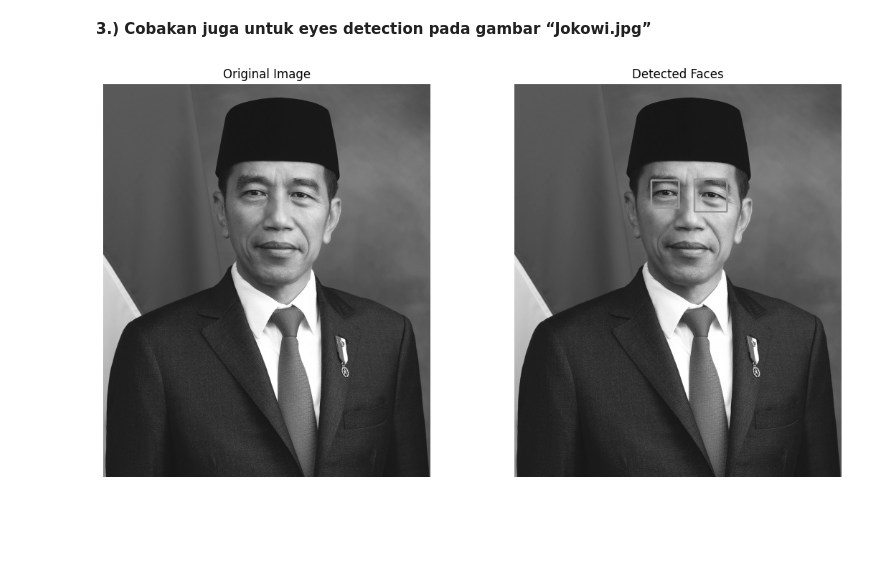
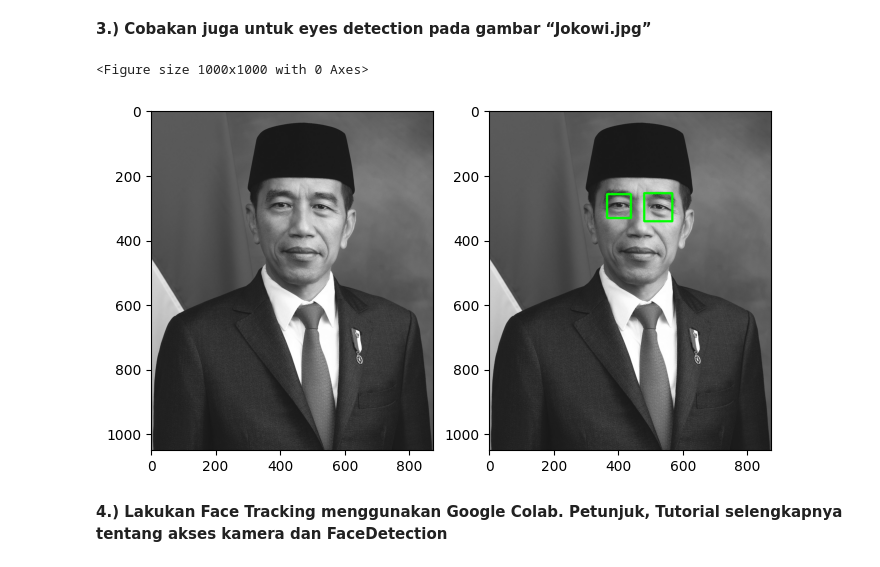
Before and after one commit to tasyasvdh09/PCVK_Genap_2023, a Jupyter notebook: PCVK_Modul_12.ipynb, the cells around one changed output. Cells and saved outputs as stored; diff of their text form; code cells hidden in the pictures; blank space fills up the shorter version.

```diff
--- a/PCVK_Modul_12.ipynb
+++ b/PCVK_Modul_12.ipynb
@@ -145,0 +130,18 @@ plt.show()
+# %%
+cascade_wajah = cv.CascadeClassifier('/content/drive/MyDrive/PCVK/fitur-facedet/haarcascade_frontalcatface.xml')
+
+cat_ori = cv.imread('/content/drive/MyDrive/PCVK/images/mycat.jpg',0)
+cat_detect = cv.imread('/content/drive/MyDrive/PCVK/images/mycat.jpg',0)
+
+# Inisialisasi detektor wajah
+fd_cat = cascade_wajah.detectMultiScale(cat_detect)
+# Gambar persegi panjang di sekitar wajah
+for (x,y,w,h) in fd_cat:
+  cv.rectangle(cat_detect,(x,y),(x+w,y+h),(255,255,255),3)
+plt.figure(figsize = (10,10))
+
+f, axarr = plt. subplots(1,2,figsize=(15,5))
+# Tampilkan hasil deteksi wajah
+plt.subplot(121),plt.imshow(cat_ori, cmap='gray')
+plt.subplot(122),plt.imshow(cat_detect, cmap='gray')
+plt.show()
@@ -146,36 +151,22 @@ plt.show()
 # %% [markdown]
 **3.) Cobakan juga untuk eyes detection pada gambar “Jokowi.jpg”**
 # %%
-cascade_wajah = cv2.CascadeClassifier('/content/drive/MyDrive/PCVK/fitur-facedet/haarcascade_eye.xml')
+cascade_wajah = cv.CascadeClassifier('/content/drive/MyDrive/PCVK/fitur-facedet/haarcascade_eye.xml')
 
-jokowi = cv2.imread('/content/drive/MyDrive/PCVK/images/jokowi.jpg')
+jokowi = cv.imread('/content/drive/MyDrive/PCVK/images/jokowi.jpg',0)
+jokowi_rgb = cv.cvtColor(jokowi, cv.COLOR_BGR2RGB)
+jokowi_fd = jokowi_rgb.copy()
 
-# Clone the original image for displaying the detected faces
-detected_faces = jokowi.copy()
-
-roi_wajah = cascade_wajah.detectMultiScale(jokowi)
-for (x, y, w, h) in roi_wajah:
-    cv2.rectangle(detected_faces, (x, y), (x+w, y+h), (0, 255, 0), 3)
-
-# Create subplots to display original and detected faces
-fig, axes = plt.subplots(1, 2, figsize=(12, 6))
-
-# Plot the original image in grayscale
-axes[0].imshow(cv2.cvtColor(jokowi, cv2.COLOR_BGR2GRAY), cmap='gray')
-axes[0].set_title('Original Image')
-
-# Plot the image with detected faces in grayscale
-axes[1].imshow(cv2.cvtColor(detected_faces, cv2.COLOR_BGR2GRAY), cmap='gray')
-axes[1].set_title('Detected Faces')
-
-# Hide the axis labels
-for ax in axes:
-    ax.axis('off')
-
-# Adjust the spacing between subplots
-plt.tight_layout()
-
-# Show the plot
+fd_jokowi = cascade_wajah.detectMultiScale(jokowi_fd)
+for(x,y,w,h) in fd_jokowi:
+  cv.rectangle(jokowi_fd, (x,y),(x+w,y+h), (0,255,0), 5)
+plt.figure(figsize = (10,10))
+f, axarr = plt. subplots(1,2,figsize=(8,8))
+plt.subplot(121),plt.imshow(jokowi_rgb,cmap='gray')
+plt.subplot(122),plt.imshow(jokowi_fd,cmap='gray')
 plt.show()
 # %% [output]
+<Figure size 1000x1000 with 0 Axes>
-[figure, old version]
+[figure, new version]
+# %% [markdown]
+**4.) Lakukan Face Tracking menggunakan Google Colab. Petunjuk, Tutorial selengkapnya tentang akses kamera dan FaceDetection**
```
Also changed, not shown: parts of 4 cells of this notebook.
